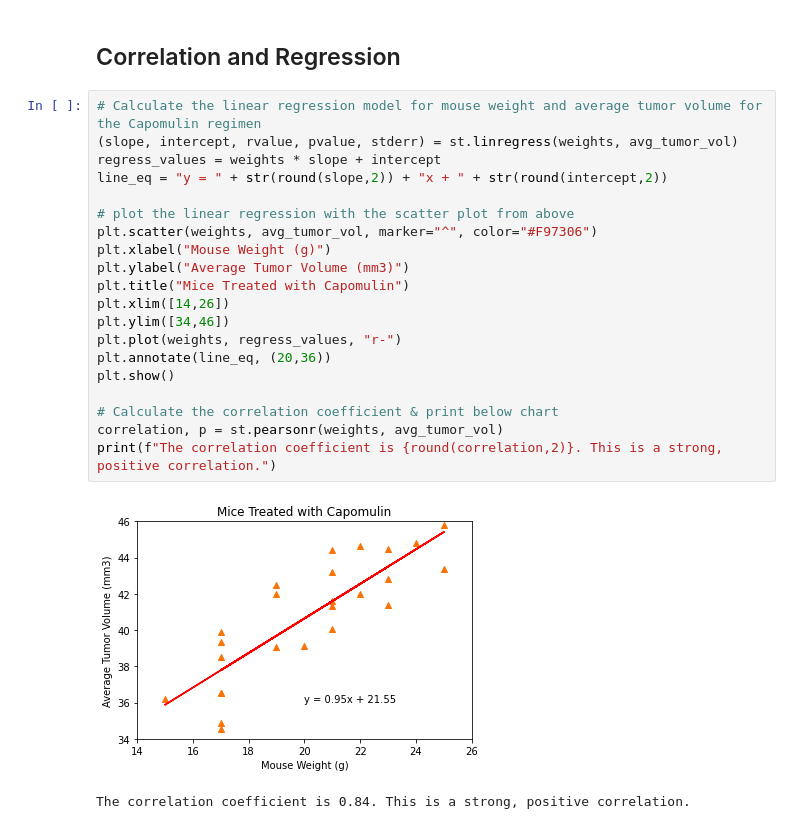
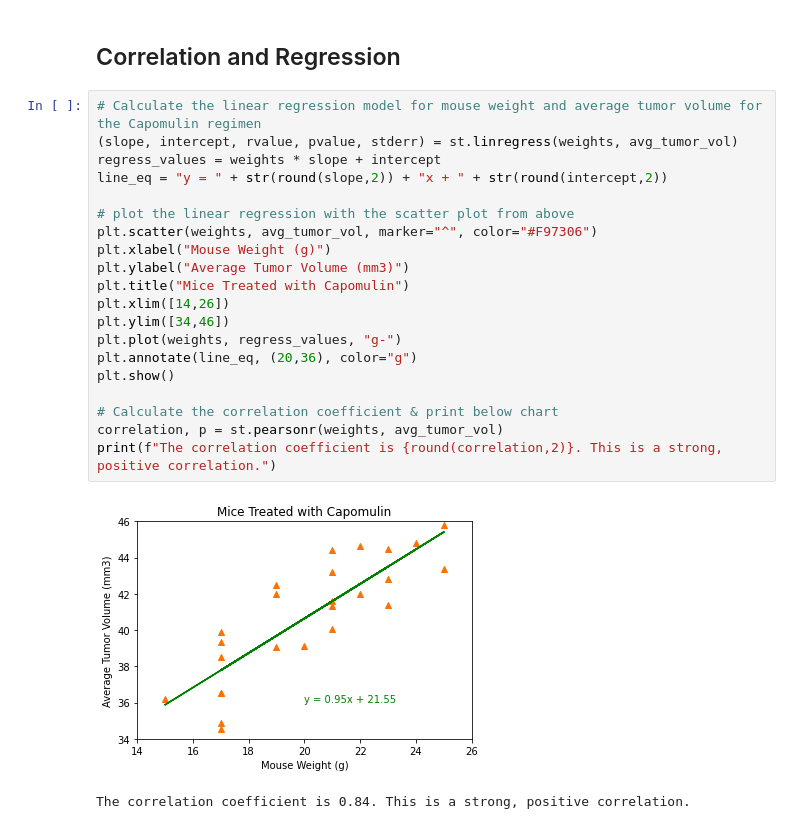
Before and after one commit to khutula/matplotlib-challenge, a Jupyter notebook: pymaceuticals_starter.ipynb, the cells around one changed output. Saved outputs shown, nothing was run; the diff lists cells and outputs as text.

Commit message:
adjust color of linear regression line & equation

```diff
--- a/pymaceuticals_starter.ipynb
+++ b/pymaceuticals_starter.ipynb
@@ -308,23 +308,23 @@ plt.show()
 # %%
 # Calculate the linear regression model for mouse weight and average tumor volume for the Capomulin regimen
 (slope, intercept, rvalue, pvalue, stderr) = st.linregress(weights, avg_tumor_vol)
 regress_values = weights * slope + intercept
 line_eq = "y = " + str(round(slope,2)) + "x + " + str(round(intercept,2))
 
 # plot the linear regression with the scatter plot from above
 plt.scatter(weights, avg_tumor_vol, marker="^", color="#F97306")
 plt.xlabel("Mouse Weight (g)")
 plt.ylabel("Average Tumor Volume (mm3)")
 plt.title("Mice Treated with Capomulin")
 plt.xlim([14,26])
 plt.ylim([34,46])
-plt.plot(weights, regress_values, "r-")
-plt.annotate(line_eq, (20,36))
+plt.plot(weights, regress_values, "g-")
+plt.annotate(line_eq, (20,36), color="g")
 plt.show()
 
 # Calculate the correlation coefficient & print below chart
 correlation, p = st.pearsonr(weights, avg_tumor_vol)
 print(f"The correlation coefficient is {round(correlation,2)}. This is a strong, positive correlation.")
 # %% [output]
-[figure, old version]
+[figure, new version]
 The correlation coefficient is 0.84. This is a strong, positive correlation.
```
